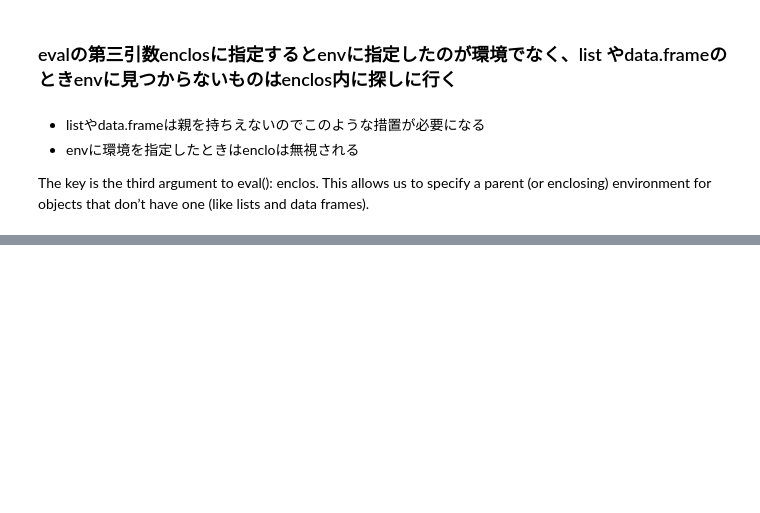
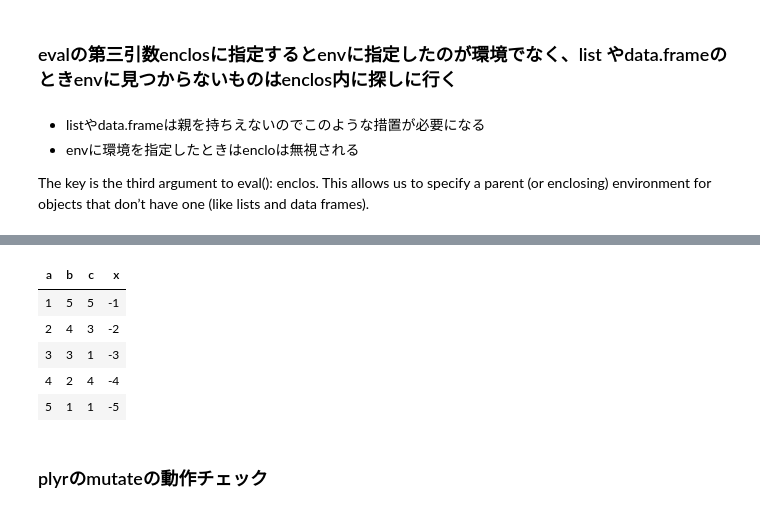
Before and after one commit to unagiinu2k/R_sandbox, a Jupyter notebook: advanced_r_nse.ipynb, the cells around one changed output, grey strips where cells are left out. Saved outputs shown, nothing was run; the diff lists cells and outputs as text; code cells hidden in the pictures; blank space fills up the shorter version.

```diff
--- a/advanced_r_nse.ipynb
+++ b/advanced_r_nse.ipynb
@@ -294,0 +402,11 @@ my_subset2 <- function(x, condition) {
+# %%
+sample_df %>% transform(x = -a)
+# %% [output]
+| a | b | c | x |
+| 1 | 5 | 5 | -1 |
+| 2 | 4 | 3 | -2 |
+| 3 | 3 | 1 | -3 |
+| 4 | 2 | 4 | -4 |
+| 5 | 1 | 1 | -5 |
+# %% [markdown]
+### plyrのmutateの動作チェック
```
Also changed, not shown: parts of 36 cells of this notebook.
